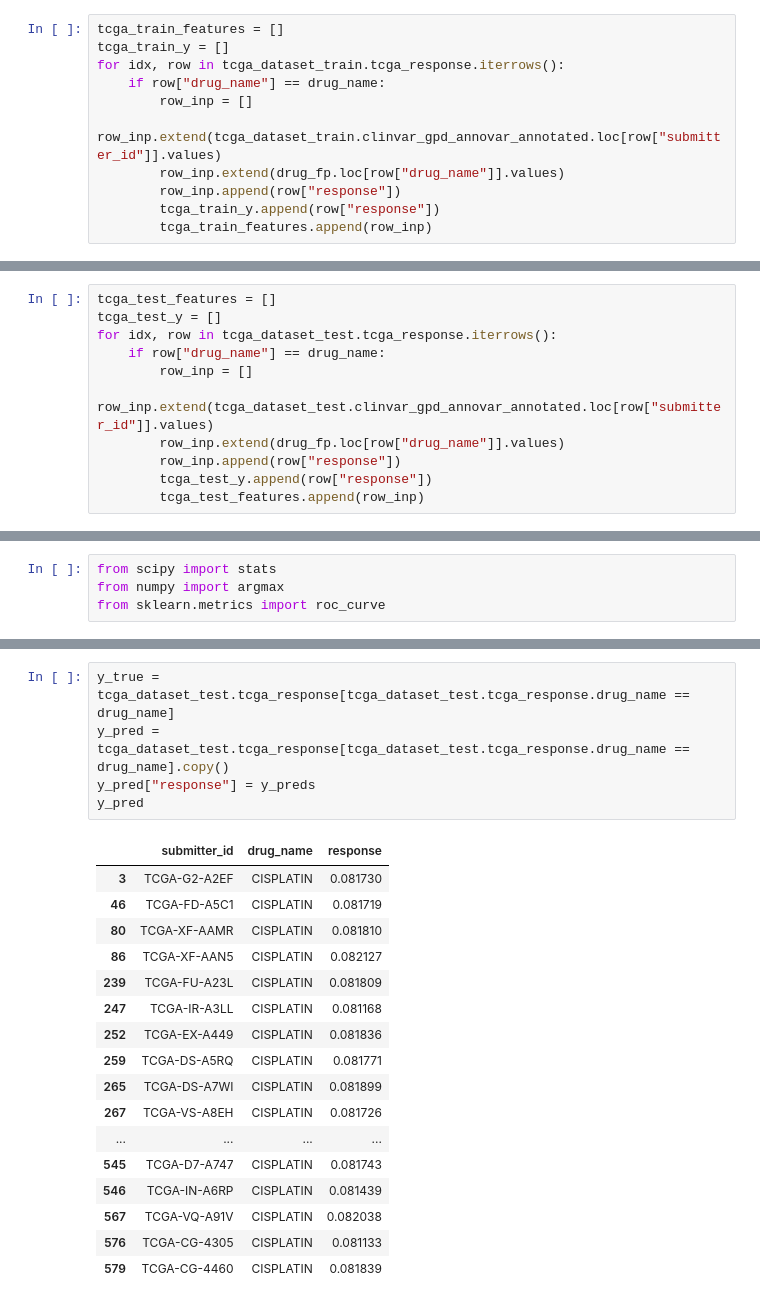
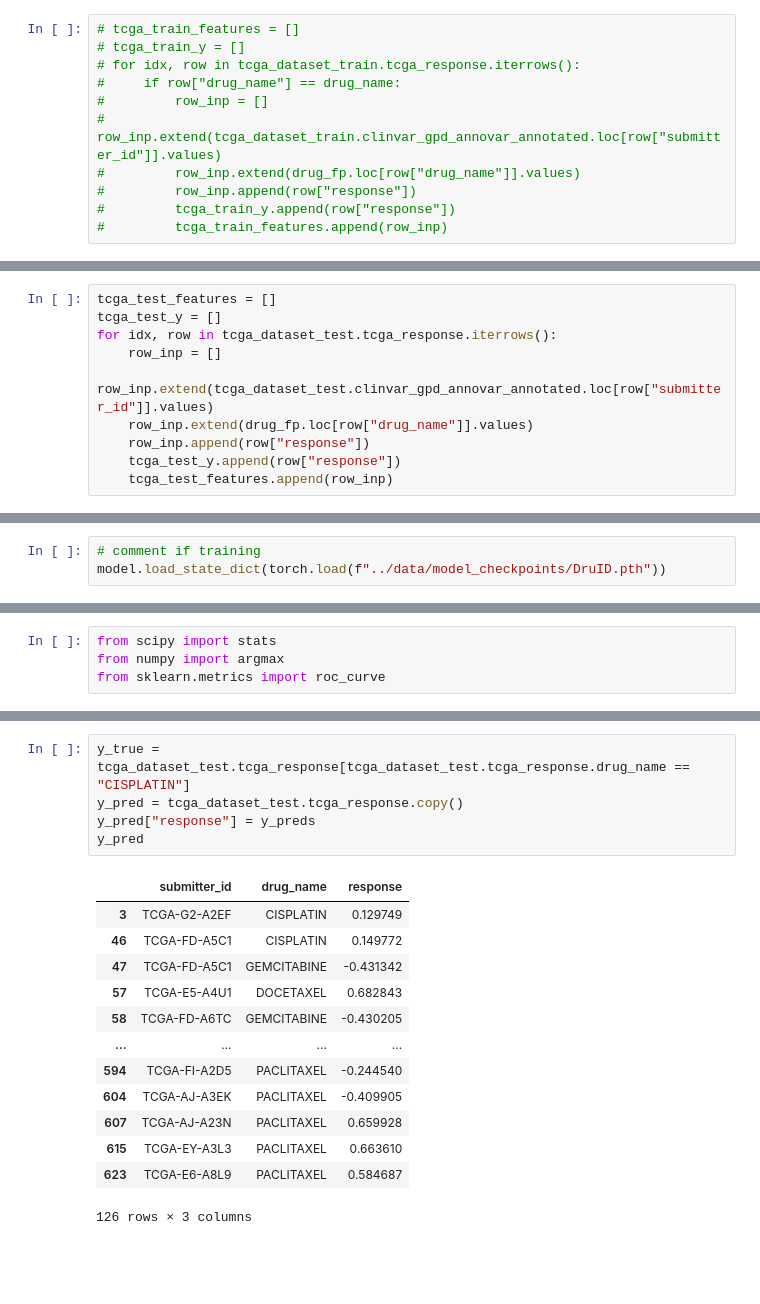
Before and after one commit to CDAL-SOC/DruID, a Jupyter notebook: notebook/inference.ipynb, the cells around one changed output, grey strips where cells are left out. Cells and saved outputs as stored; diff of their text form; blank space fills up the shorter version.

```diff
--- a/notebook/DruID_training_drug_finetuning.ipynb
+++ b/notebook/inference.ipynb
@@ -298,11 +253,11 @@ tcga_dataset_train.tcga_response
 # %%
-tcga_train_features = []
-tcga_train_y = []
-for idx, row in tcga_dataset_train.tcga_response.iterrows():
-    if row["drug_name"] == drug_name:
-        row_inp = []
-        row_inp.extend(tcga_dataset_train.clinvar_gpd_annovar_annotated.loc[row["submitter_id"]].values)
-        row_inp.extend(drug_fp.loc[row["drug_name"]].values)
-        row_inp.append(row["response"])
-        tcga_train_y.append(row["response"])
-        tcga_train_features.append(row_inp)
+# tcga_train_features = []
+# tcga_train_y = []
+# for idx, row in tcga_dataset_train.tcga_response.iterrows():
+#     if row["drug_name"] == drug_name:
+#         row_inp = []
+#         row_inp.extend(tcga_dataset_train.clinvar_gpd_annovar_annotated.loc[row["submitter_id"]].values)
+#         row_inp.extend(drug_fp.loc[row["drug_name"]].values)
+#         row_inp.append(row["response"])
+#         tcga_train_y.append(row["response"])
+#         tcga_train_features.append(row_inp)
@@ -331,13 +284,12 @@ tcga_dataset_test.tcga_response
 tcga_test_features = []
 tcga_test_y = []
 for idx, row in tcga_dataset_test.tcga_response.iterrows():
-    if row["drug_name"] == drug_name:
-        row_inp = []
-        row_inp.extend(tcga_dataset_test.clinvar_gpd_annovar_annotated.loc[row["submitter_id"]].values)
-        row_inp.extend(drug_fp.loc[row["drug_name"]].values)
-        row_inp.append(row["response"])
-        tcga_test_y.append(row["response"])
-        tcga_test_features.append(row_inp)
+    row_inp = []
+    row_inp.extend(tcga_dataset_test.clinvar_gpd_annovar_annotated.loc[row["submitter_id"]].values)
+    row_inp.extend(drug_fp.loc[row["drug_name"]].values)
+    row_inp.append(row["response"])
+    tcga_test_y.append(row["response"])
+    tcga_test_features.append(row_inp)
 # %%
 len(row_inp)
 # %% [output]
@@ -641,0 +575,3 @@ tensor(0.6116, device='cuda:1', grad_fn=<MulBackward0>)
+# %%
+# comment if training
+model.load_state_dict(torch.load(f"../data/model_checkpoints/DruID.pth"))
@@ -697,26 +630,22 @@ len(y_preds)
 # %%
-y_true = tcga_dataset_test.tcga_response[tcga_dataset_test.tcga_response.drug_name == drug_name]
-y_pred = tcga_dataset_test.tcga_response[tcga_dataset_test.tcga_response.drug_name == drug_name].copy()
+y_true = tcga_dataset_test.tcga_response[tcga_dataset_test.tcga_response.drug_name == "CISPLATIN"]
+y_pred = tcga_dataset_test.tcga_response.copy()
 y_pred["response"] = y_preds
 y_pred
 # %% [output]
 |  | submitter_id | drug_name | response |
-| 3 | TCGA-G2-A2EF | CISPLATIN | 0.081730 |
-| 46 | TCGA-FD-A5C1 | CISPLATIN | 0.081719 |
-| 80 | TCGA-XF-AAMR | CISPLATIN | 0.081810 |
-| 86 | TCGA-XF-AAN5 | CISPLATIN | 0.082127 |
-| 239 | TCGA-FU-A23L | CISPLATIN | 0.081809 |
-| 247 | TCGA-IR-A3LL | CISPLATIN | 0.081168 |
-| 252 | TCGA-EX-A449 | CISPLATIN | 0.081836 |
-| 259 | TCGA-DS-A5RQ | CISPLATIN | 0.081771 |
-| 265 | TCGA-DS-A7WI | CISPLATIN | 0.081899 |
-| 267 | TCGA-VS-A8EH | CISPLATIN | 0.081726 |
+| 3 | TCGA-G2-A2EF | CISPLATIN | 0.129749 |
+| 46 | TCGA-FD-A5C1 | CISPLATIN | 0.149772 |
+| 47 | TCGA-FD-A5C1 | GEMCITABINE | -0.431342 |
+| 57 | TCGA-E5-A4U1 | DOCETAXEL | 0.682843 |
+| 58 | TCGA-FD-A6TC | GEMCITABINE | -0.430205 |
 | ... | ... | ... | ... |
-| 545 | TCGA-D7-A747 | CISPLATIN | 0.081743 |
-| 546 | TCGA-IN-A6RP | CISPLATIN | 0.081439 |
-| 567 | TCGA-VQ-A91V | CISPLATIN | 0.082038 |
-| 576 | TCGA-CG-4305 | CISPLATIN | 0.081133 |
-| 579 | TCGA-CG-4460 | CISPLATIN | 0.081839 |
+| 594 | TCGA-FI-A2D5 | PACLITAXEL | -0.244540 |
+| 604 | TCGA-AJ-A3EK | PACLITAXEL | -0.409905 |
+| 607 | TCGA-AJ-A23N | PACLITAXEL | 0.659928 |
+| 615 | TCGA-EY-A3L3 | PACLITAXEL | 0.663610 |
+| 623 | TCGA-E6-A8L9 | PACLITAXEL | 0.584687 |
+126 rows × 3 columns
 # %%
 
 y_pred_pivotted = y_pred.pivot_table(
```
Also changed, not shown: parts of 35 cells of this notebook, 9 other files.
